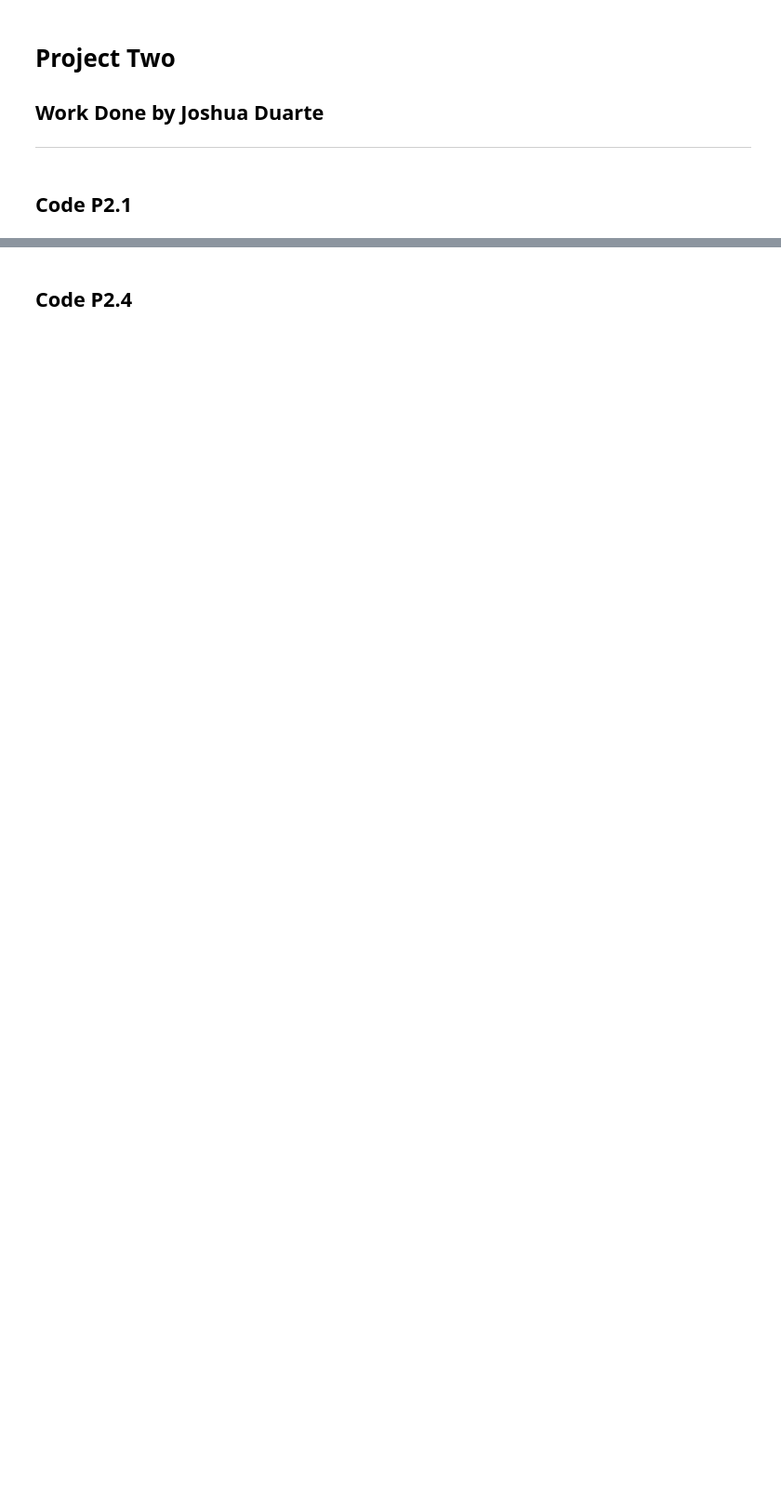
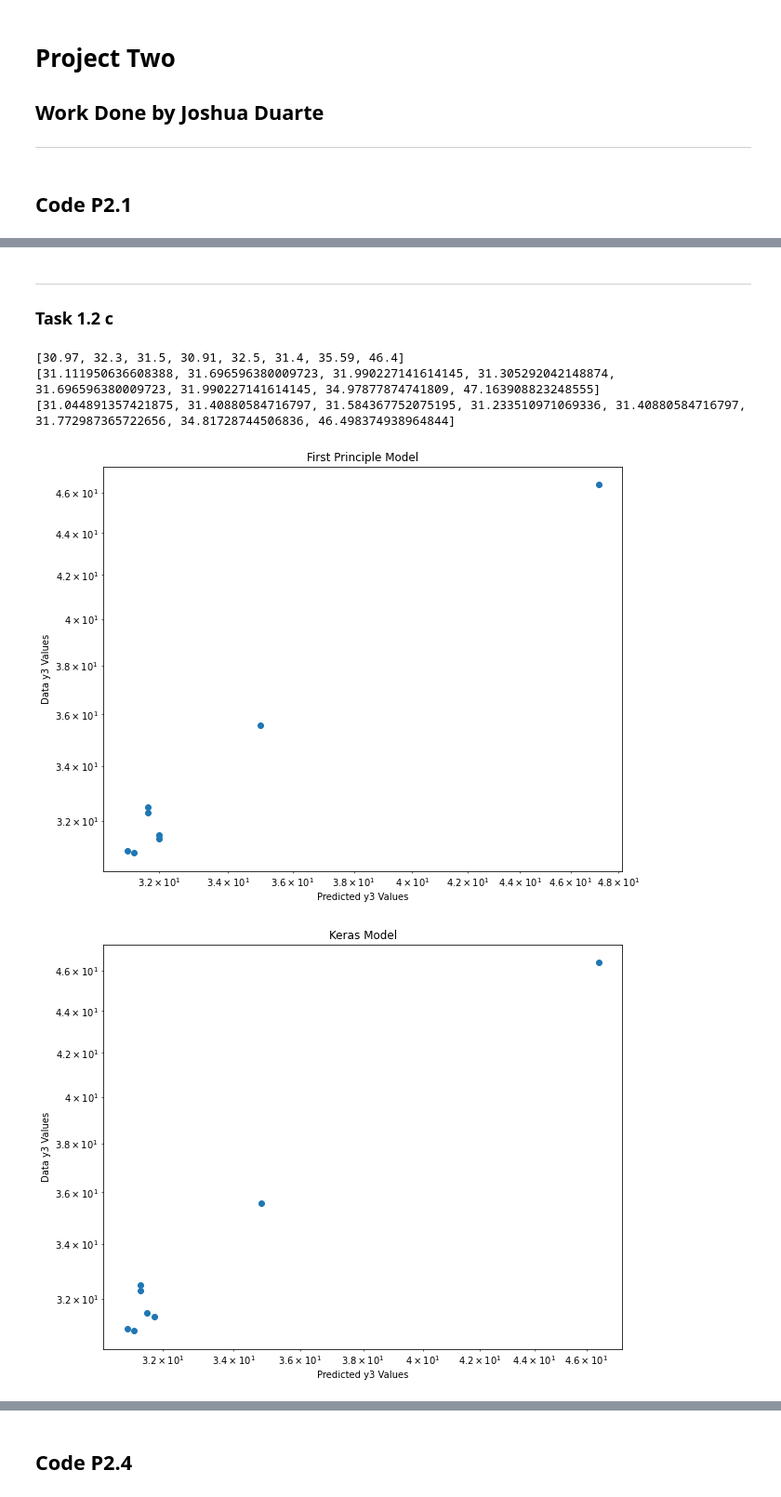
Before and after one commit to joshuaaduarte/Hybrid-Solar-Fossil-Fuel-Nueral-Network, a Jupyter notebook: projectTwo_Josh.ipynb, the cells around one changed output, grey strips where cells are left out. Shown at 93% size. Saved outputs shown, nothing was run; the diff lists cells and outputs as text; code cells hidden in the pictures; blank space fills up the shorter version.

Commit message:
Updated josh script to contain updated tasks 1.1-1.2d

```diff
--- a/projectTwo_Josh.ipynb
+++ b/projectTwo_Josh.ipynb
@@ -362,7 +486,7 @@ es = tf.keras.callbacks.EarlyStopping(
 mc = tf.keras.callbacks.ModelCheckpoint('best_model.SB', monitor='loss',
                      mode='min',  verbose=1, save_best_only=True)
 
-historyData = model.fit(xarray,df.y3,epochs=800,callbacks=[es])
+historyData = model.fit(xarray,df.y3,epochs=400,callbacks=[es])
 
 loss_hist = historyData.history['loss']
 #The above line will return a dictionary, access it's info like this:
@@ -421,0 +585,14 @@ for i in range(0,8):
+# %%
+print ('x01,  x02,   x03,  y3,  a3*32.4:')
+kerasPredicted = []
+for i in range(0,8):
+    test = [[xarray[i][0], xarray[i][1], xarray[i][2]]]
+    testarray = np.array(test)
+    a3 = model.predict(testarray)
+    kerasPredicted.append(float(a3*32.4))
+    print (xarray[i][0]*20.2, xarray[i][1]*14.5, xarray[i][2]*308.0, df.y3[i]*32.4, a3*32.4)
+
+print('')
+print('smallest loss =', np.min(loss_hist))
+print('')
+#print(kerasPredicted)
@@ -421,0 +613,32 @@ for i in range(0,8):
+# %% [markdown]
+---
+### Task 1.2 c
+# %%
+print(ydataList)
+print(fpPredicted)
+print(kerasPredicted)
+print('')
+
+plt.scatter(fpPredicted, ydataList)
+plt.title('First Principle Model')
+plt.xlabel('Predicted y3 Values')
+plt.ylabel('Data y3 Values')
+plt.loglog()
+#plt.xlim(xmax = 1000, xmin = 10)
+#plt.ylim(ymax = 1000, ymin = 10)
+plt.show()
+
+plt.scatter(kerasPredicted, ydataList)
+plt.title('Keras Model')
+plt.xlabel('Predicted y3 Values')
+plt.ylabel('Data y3 Values')
+plt.loglog()
+#plt.xlim(xmax = 1000, xmin = 10)
+#plt.ylim(ymax = 1000, ymin = 10)
+plt.show()
+# %% [output]
+[30.97, 32.3, 31.5, 30.91, 32.5, 31.4, 35.59, 46.4]
+[31.111950636608388, 31.696596380009723, 31.990227141614145, 31.305292042148874, 31.696596380009723, 31.990227141614145, 34.97877874741809, 47.163908823248555]
+[31.044891357421875, 31.40880584716797, 31.584367752075195, 31.233510971069336, 31.40880584716797, 31.772987365722656, 34.81728744506836, 46.498374938964844]
+[figure, added]
+[figure, added]
```
Also changed, not shown: parts of 17 cells of this notebook.
